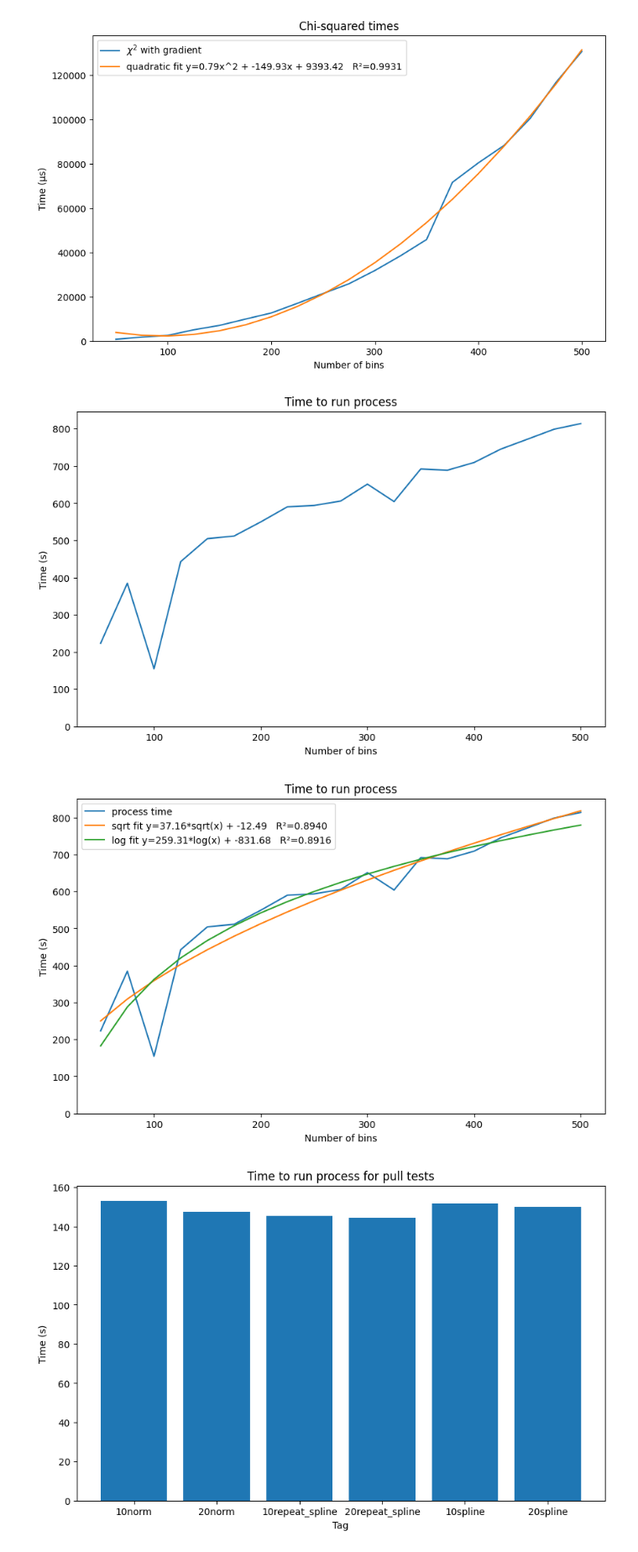
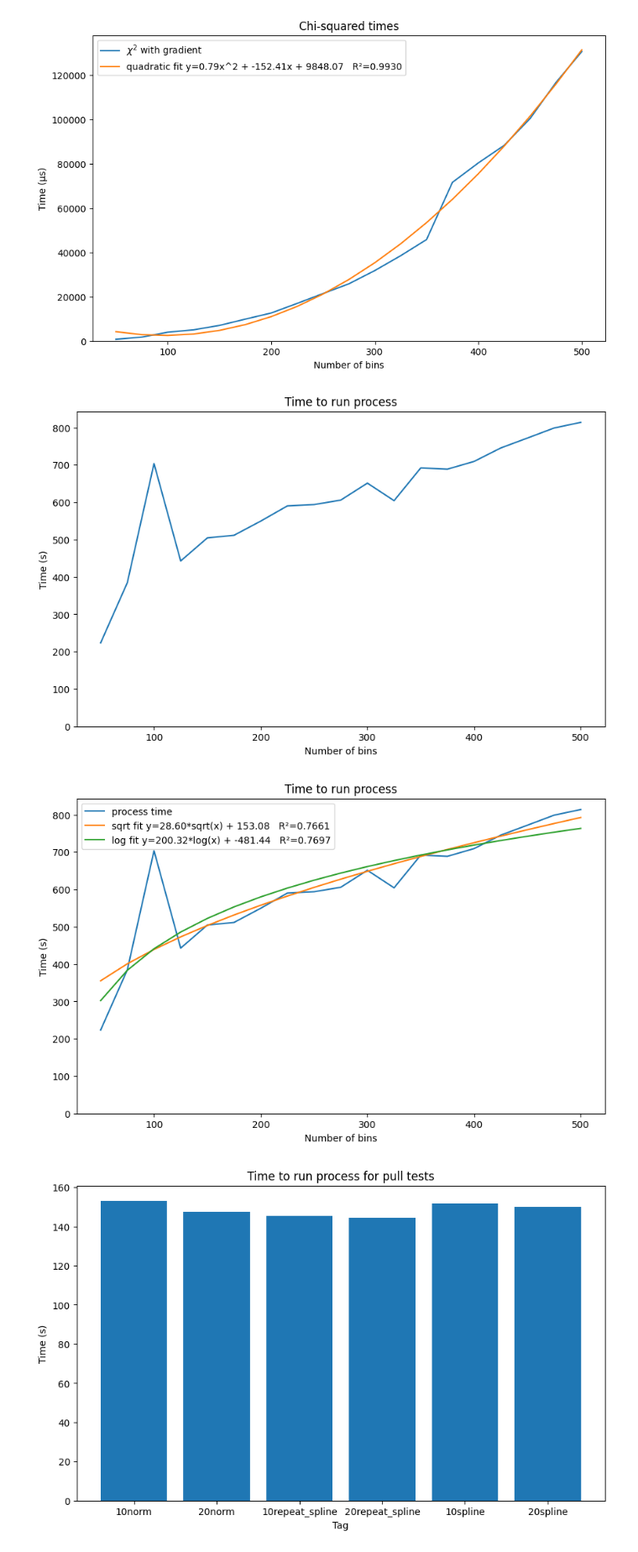
Before and after one commit to BMDragon/PROfit_Scaling, a Jupyter notebook: plotting.ipynb, the cells around one changed output. Shown at 84% size. Saved outputs shown, nothing was run; the diff lists cells and outputs as text; code cells hidden in the pictures.

```diff
--- a/plotting.ipynb
+++ b/plotting.ipynb
@@ -48,3 +121,28 @@ for bins, pulls in POINTS:
+# %%
+process_times = np.array([])
+fill_spectra_all_times = np.array([])
+fill_spectra_phys_times = np.array([])
+fill_spectra_nuis_times = np.array([])
+chi2_no_grad_times = np.array([])
+chi2_with_grad_times = np.array([])
+
+for bins, pulls in valid_process_times_points:
+    process_times = np.append(process_times, times_dict[(bins, pulls)][0])
+
+for bins, pulls in valid_fill_spectra_all_times_points:
+    fill_spectra_all_times = np.append(fill_spectra_all_times, times_dict[(bins, pulls)][1])
+
+for bins, pulls in valid_fill_spectra_phys_times_points:
+    fill_spectra_phys_times = np.append(fill_spectra_phys_times, times_dict[(bins, pulls)][2])
+
+for bins, pulls in valid_fill_spectra_nuis_times_points:
+    fill_spectra_nuis_times = np.append(fill_spectra_nuis_times, times_dict[(bins, pulls)][3])
+
+for bins, pulls in valid_chi2_no_grad_times_points:
+    chi2_no_grad_times = np.append(chi2_no_grad_times, times_dict[(bins, pulls)][4])
+
+for bins, pulls in valid_chi2_with_grad_times_points:
+    chi2_with_grad_times = np.append(chi2_with_grad_times, times_dict[(bins, pulls)][5])
 # %%
 def exponential_func(x, a, b):
     return a * np.exp(b * x)
@@ -126,40 +224,40 @@ def sqrt_func(x, a, b):
 def log_func(x, a, b):
     return a * np.log(x) + b
 
-sqrt_params, sqrt_covar = curve_fit(sqrt_func, POINTS[:, 0], process_times)
-sqrt_residuals = process_times - sqrt_func(POINTS[:, 0], *sqrt_params)
+sqrt_params, sqrt_covar = curve_fit(sqrt_func, valid_process_times_points[:, 0], process_times)
+sqrt_residuals = process_times - sqrt_func(valid_process_times_points[:, 0], *sqrt_params)
 sqrt_ss_res = np.sum(sqrt_residuals**2)
 sqrt_ss_tot = np.sum((process_times - np.mean(process_times))**2)
 sqrt_r_squared = 1 - (sqrt_ss_res / sqrt_ss_tot)
 
-log_params, log_covar = curve_fit(log_func, POINTS[:, 0], process_times)
-log_residuals = process_times - log_func(POINTS[:, 0], *log_params)
+log_params, log_covar = curve_fit(log_func, valid_process_times_points[:, 0], process_times)
+log_residuals = process_times - log_func(valid_process_times_points[:, 0], *log_params)
 log_ss_res = np.sum(log_residuals**2)
 log_ss_tot = np.sum((process_times - np.mean(process_times))**2)
 log_r_squared = 1 - (log_ss_res / log_ss_tot)
 # %%
 plt.figure(figsize=(10, 6))
-plt.plot(POINTS[:, 0], process_times)
+plt.plot(valid_process_times_points[:, 0], process_times)
 plt.xlabel('Number of bins')
 plt.ylabel('Time (s)')
 plt.title('Time to run process')
 plt.ylim(0,)
 plt.show()
 # %% [output]
-[figure, old version]
+[figure, new version]
 # %%
 plt.figure(figsize=(10, 6))
-plt.plot(POINTS[:, 0], process_times, label='process time')
-plt.plot(POINTS[:, 0], sqrt_func(POINTS[:, 0], *sqrt_params), label='sqrt fit y=%.2f*sqrt(x) + %.2f   R²=%.4f' % (*tuple(sqrt_params), sqrt_r_squared))
-plt.plot(POINTS[:, 0], log_func(POINTS[:, 0], *log_params), label='log fit y=%.2f*log(x) + %.2f   R²=%.4f' % (*tuple(log_params), log_r_squared))
+plt.plot(valid_process_times_points[:, 0], process_times, label='process time')
+plt.plot(sorted(valid_process_times_points[:, 0]), sqrt_func(sorted(valid_process_times_points[:, 0]), *sqrt_params), label='sqrt fit y=%.2f*sqrt(x) + %.2f   R²=%.4f' % (*tuple(sqrt_params), sqrt_r_squared))
+plt.plot(sorted(valid_process_times_points[:, 0]), log_func(sorted(valid_process_times_points[:, 0]), *log_params), label='log fit y=%.2f*log(x) + %.2f   R²=%.4f' % (*tuple(log_params), log_r_squared))
 plt.legend()
 plt.xlabel('Number of bins')
 plt.ylabel('Time (s)')
 plt.title('Time to run process')
 plt.ylim(0,)
 plt.show()
 # %% [output]
-[figure, old version]
+[figure, new version]
 # %%
 # 20 norms vs 20 splines and 10 norms vs 10 splines to see if they take the same time to run with the same number of bins
 # Also check if repeating the same name for splines could work
```
Also changed, not shown: parts of 15 cells of this notebook, 1 other file.
